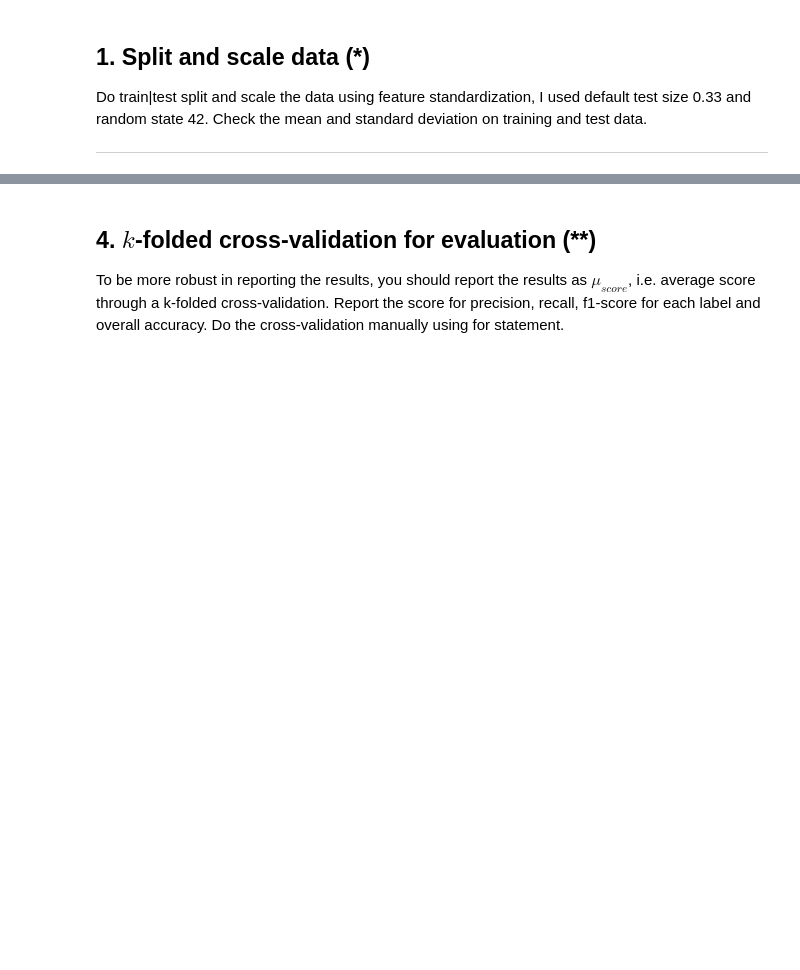
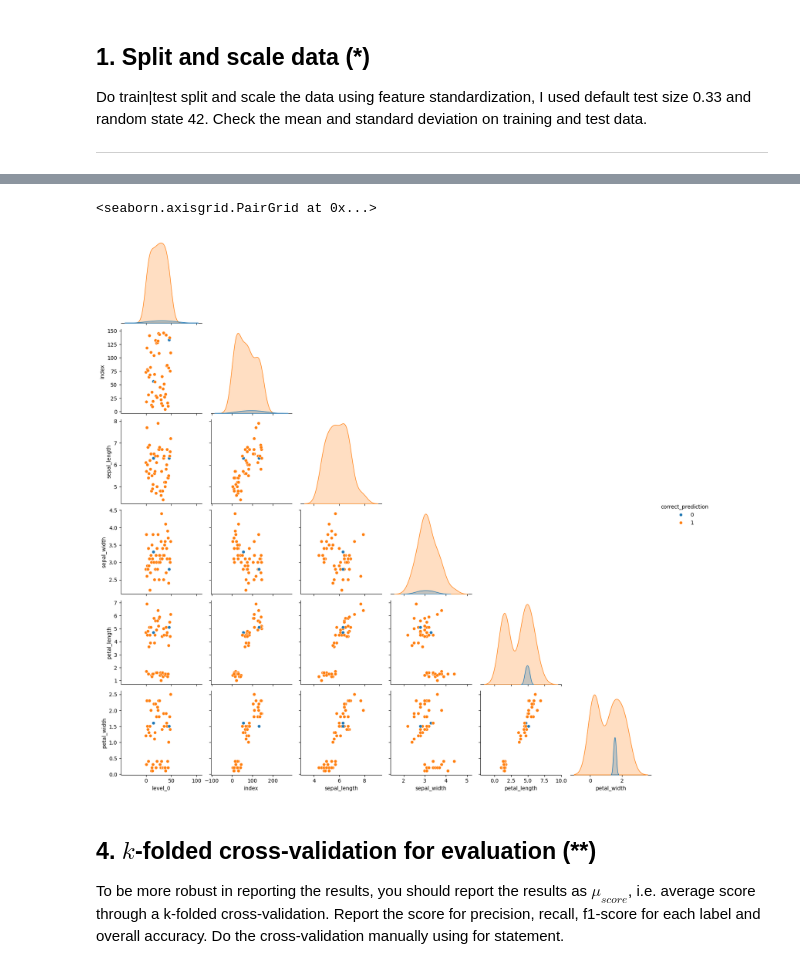
Before and after one commit to dancla240/Machine_Learning_Daniel_Claesson, a Jupyter notebook: Exercises/E03_logistic_regression.ipynb, the cells around one changed output, grey strips where cells are left out. Drawn from its saved outputs; the diff is of its cells as text; code cells hidden in the pictures; blank space fills up the shorter version.

```diff
--- a/Exercises/E03_logistic_regression.ipynb
+++ b/Exercises/E03_logistic_regression.ipynb
@@ -302,3 +369,9 @@ weighted avg       0.98      0.98      0.98        46
 </details>
 
 ---
+# %%
+# 3a, manuell check de 10 första samples
+y_hat_df = pd.DataFrame(y_hat)
+y_test_df = pd.DataFrame(y_test)
+print(y_hat_df.head(10))
+print(y_test_df.head(10))
@@ -304,0 +439,9 @@ weighted avg       0.98      0.98      0.98        46
+# %%
+sum_df = pd.DataFrame()
+sum_df = X_test
+sum_df.reset_index(inplace=True)
+#sum_df.drop(columns='Level_0')
+#sum_df['species'] = y_test
+#sum_df['prediction'] = y_hat_df
+sum_df['correct_prediction'] = (y_test_df == y_hat_df).astype(int)
+sum_df.head(5)
@@ -305,3 +475,8 @@ weighted avg       0.98      0.98      0.98        46
+# %%
+sns.pairplot(data=sum_df, hue='correct_prediction', corner=True)
+# %% [output]
+<seaborn.axisgrid.PairGrid at 0x...>
+[figure, added]
 # %% [markdown]
 ## 4. $k$-folded cross-validation for evaluation (**)
 
```
Also changed, not shown: parts of 16 cells of this notebook.
